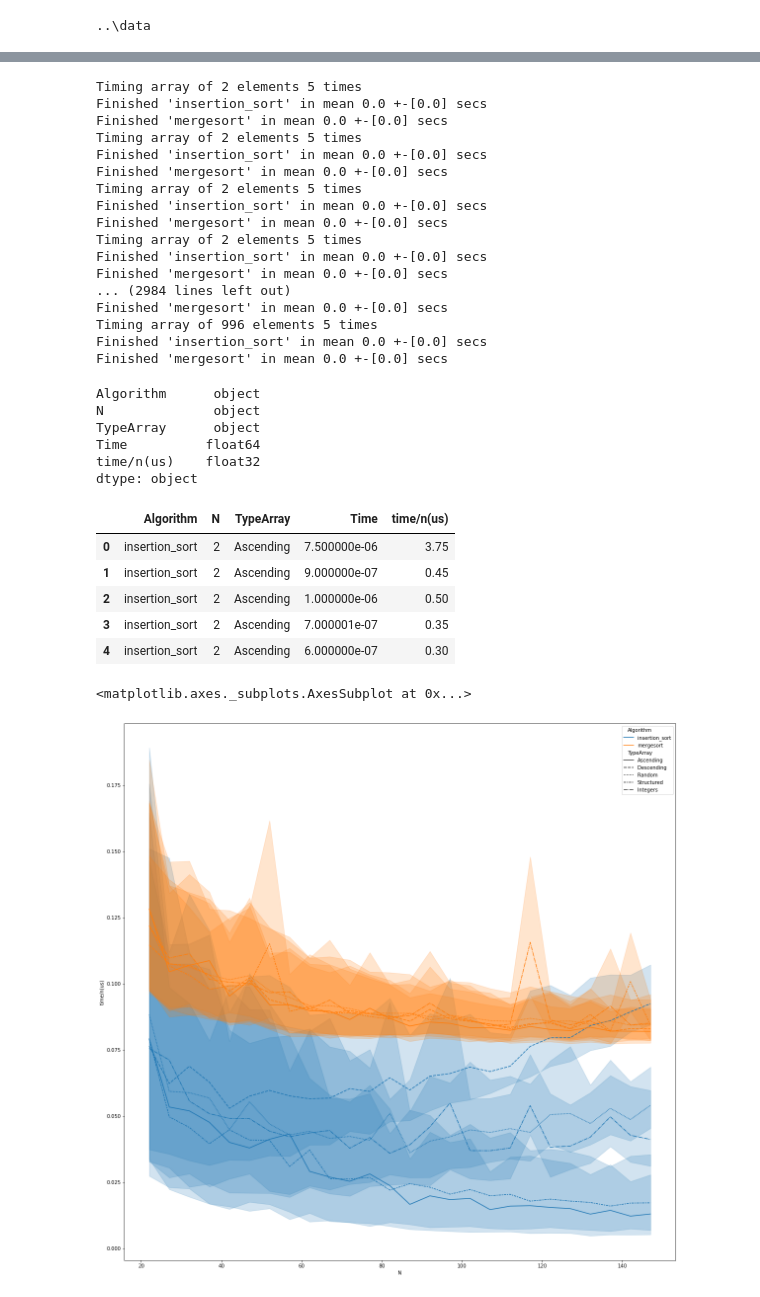
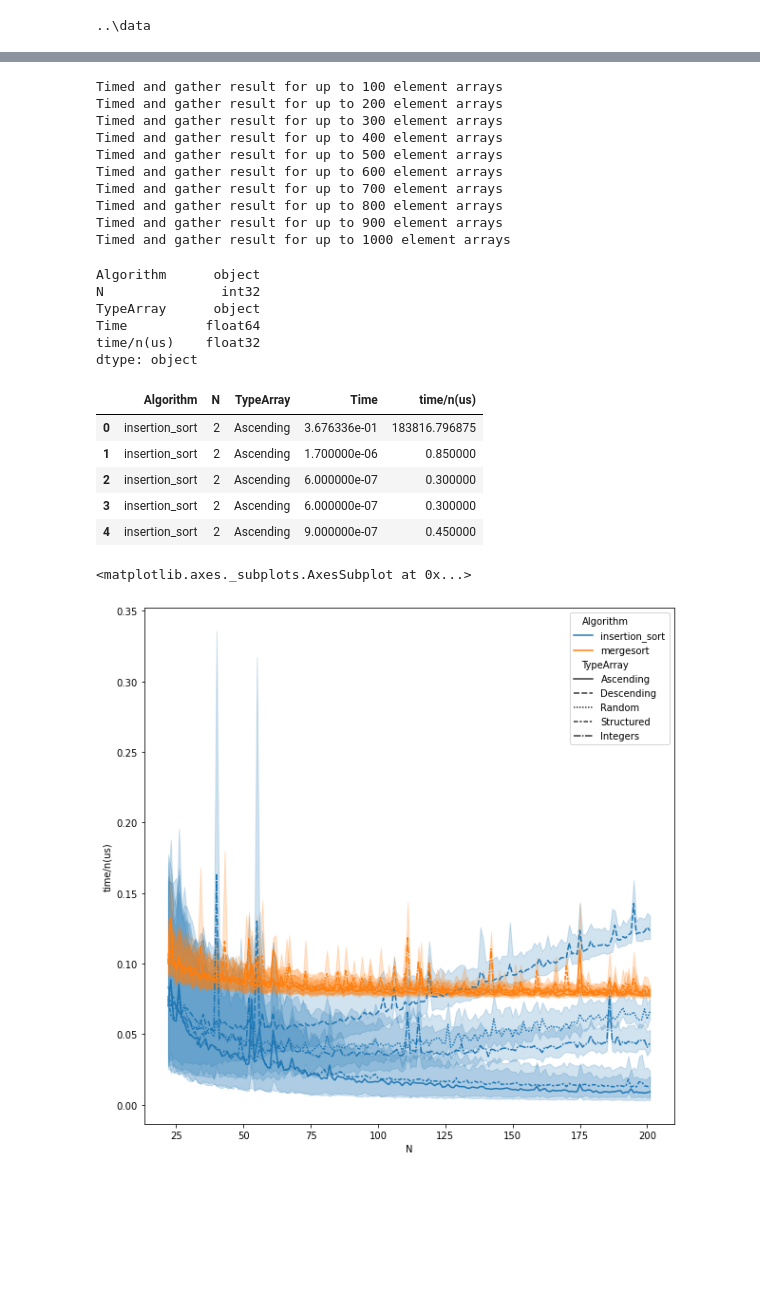
Before and after one commit to jkorsvik/SortingAlgorithms, a Jupyter notebook: notebooks/opt_thresh_combined.ipynb, the cells around one changed output, grey strips where cells are left out. Cells and saved outputs as stored; diff of their text form; code cells hidden in the pictures; blank space fills up the shorter version.

```diff
--- a/notebooks/opt_thresh_combined.ipynb
+++ b/notebooks/opt_thresh_combined.ipynb
@@ -26,7 +26,7 @@ if Path('../data').exists():
 # %% [output]
 ..\data
 # %%
-array_gen = ArrayGenerator(seed=12)
+array_gen = ArrayGenerator(seed=None)
 
 # N for 2-base generator, N^2
 N = 1000
@@ -34,7 +34,8 @@ cols = {"Ascending" : np.single, "Descending" : np.single, "Random" : np.single,
 
 test_data = dict()
 
-for i in range(2, N+1, 5):
+
+for i in range(2, N+1, 1):
     # Inverse of 2^N to create small steps
     n = i
     i = math.log2(i)
@@ -62,7 +63,7 @@ for N, Array in test_data.items():
             functions=list_of_algorithms,
             array=Array[TypeArray].to_numpy(),
             iters=5,
-            verbose=True
+            verbose=False
         ).items():
 
             for time in times:
@@ -73,23 +74,18 @@ for N, Array in test_data.items():
                     },
                     ignore_index=True
                 )
+    if N % 100 == 0:
+        print(f"Timed and gather result for up to {N} element arrays")
 # %% [output]
-Timing array of 2 elements 5 times
-Finished 'insertion_sort' in mean 0.0 +-[0.0] secs
-Finished 'mergesort' in mean 0.0 +-[0.0] secs
-Timing array of 2 elements 5 times
-Finished 'insertion_sort' in mean 0.0 +-[0.0] secs
-Finished 'mergesort' in mean 0.0 +-[0.0] secs
-Timing array of 2 elements 5 times
-Finished 'insertion_sort' in mean 0.0 +-[0.0] secs
-Finished 'mergesort' in mean 0.0 +-[0.0] secs
-Timing array of 2 elements 5 times
-Finished 'insertion_sort' in mean 0.0 +-[0.0] secs
-Finished 'mergesort' in mean 0.0 +-[0.0] secs
-... (2984 lines left out)
-Finished 'mergesort' in mean 0.0 +-[0.0] secs
-Timing array of 996 elements 5 times
-Finished 'insertion_sort' in mean 0.0 +-[0.0] secs
-Finished 'mergesort' in mean 0.0 +-[0.0] secs
+Timed and gather result for up to 100 element arrays
+Timed and gather result for up to 200 element arrays
+Timed and gather result for up to 300 element arrays
+Timed and gather result for up to 400 element arrays
+Timed and gather result for up to 500 element arrays
+Timed and gather result for up to 600 element arrays
+Timed and gather result for up to 700 element arrays
+Timed and gather result for up to 800 element arrays
+Timed and gather result for up to 900 element arrays
+Timed and gather result for up to 1000 element arrays
 # %%
 df_results["time/n(us)"] = ((df_results['Time']/df_results['N'])*1e6).to_numpy(dtype='float32')
@@ -99,27 +93,29 @@ df_results["time/n(us)"] = ((df_results['Time']/df_results['N'])*1e6).to_numpy(d
 df_results.dtypes
 # %% [output]
 Algorithm      object
-N              object
+N               int32
 TypeArray      object
 Time          float64
 time/n(us)    float32
 dtype: object
+# %%
+df_results.N = df_results.N.to_numpy(dtype='int32')
 # %%
 df_results.head()
 # %% [output]
 |  | Algorithm | N | TypeArray | Time | time/n(us) |
-| 0 | insertion_sort | 2 | Ascending | 7.500000e-06 | 3.75 |
-| 1 | insertion_sort | 2 | Ascending | 9.000000e-07 | 0.45 |
-| 2 | insertion_sort | 2 | Ascending | 1.000000e-06 | 0.50 |
-| 3 | insertion_sort | 2 | Ascending | 7.000001e-07 | 0.35 |
-| 4 | insertion_sort | 2 | Ascending | 6.000000e-07 | 0.30 |
+| 0 | insertion_sort | 2 | Ascending | 3.676336e-01 | 183816.796875 |
+| 1 | insertion_sort | 2 | Ascending | 1.700000e-06 | 0.850000 |
+| 2 | insertion_sort | 2 | Ascending | 6.000000e-07 | 0.300000 |
+| 3 | insertion_sort | 2 | Ascending | 6.000000e-07 | 0.300000 |
+| 4 | insertion_sort | 2 | Ascending | 9.000000e-07 | 0.450000 |
 # %%
-plt.figure(figsize=(20,20))
+plt.figure(figsize=(10,10))
 sns.lineplot(
-    data=df_results.iloc[200:1500],
+    data=df_results.iloc[1000:10000],
     x="N", y="time/n(us)", hue="Algorithm", style="TypeArray")
 # %% [output]
 <matplotlib.axes._subplots.AxesSubplot at 0x...>
-[figure, old version]
+[figure, new version]
 # %%
 mean_df = df_results.groupby(['Algorithm','N']).mean()
```
Also changed, not shown: parts of 11 cells of this notebook, 1 other file.
